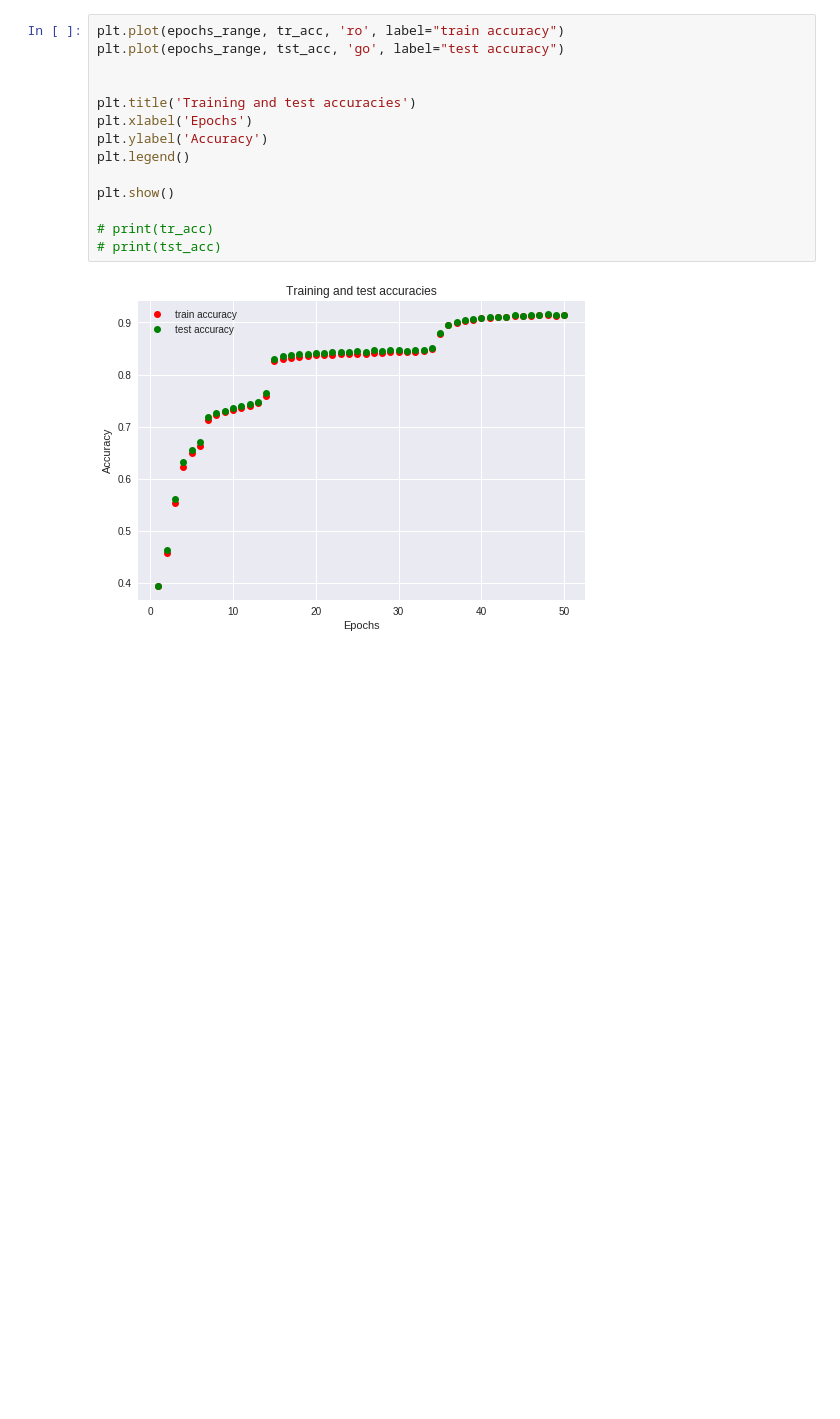
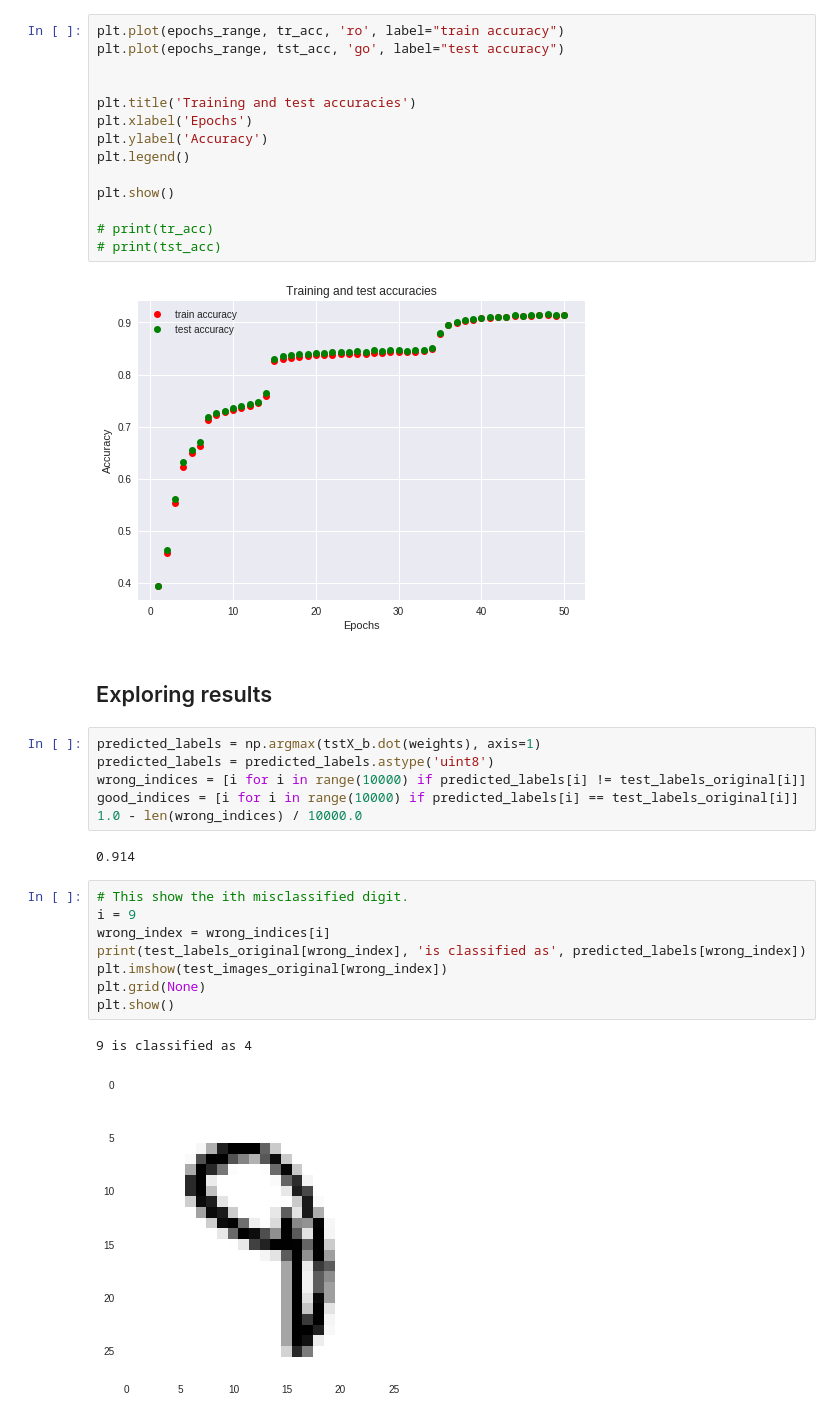
Before and after one commit to algo74/MLCourse, a Jupyter notebook: hw1_problem1.ipynb, the cells around one changed output. Drawn from its saved outputs; the diff is of its cells as text; blank space fills up the shorter version.

Commit message:
HW1: problem 1: added some extra code to explore results

```diff
--- a/hw1_problem1.ipynb
+++ b/hw1_problem1.ipynb
@@ -207,3 +207,24 @@ plt.show()
 # print(tst_acc)
 # %% [output]
 [figure]
+# %% [markdown]
+## Exploring results
+# %%
+predicted_labels = np.argmax(tstX_b.dot(weights), axis=1)
+predicted_labels = predicted_labels.astype('uint8')
+wrong_indices = [i for i in range(10000) if predicted_labels[i] != test_labels_original[i]]
+good_indices = [i for i in range(10000) if predicted_labels[i] == test_labels_original[i]]
+1.0 - len(wrong_indices) / 10000.0
+# %% [output]
+0.914
+# %%
+# This show the ith misclassified digit.
+i = 9
+wrong_index = wrong_indices[i]
+print(test_labels_original[wrong_index], 'is classified as', predicted_labels[wrong_index])
+plt.imshow(test_images_original[wrong_index])
+plt.grid(None)
+plt.show()
+# %% [output]
+9 is classified as 4
+[figure, added]
```
Also changed, not shown: parts of 1 cell of this notebook.
